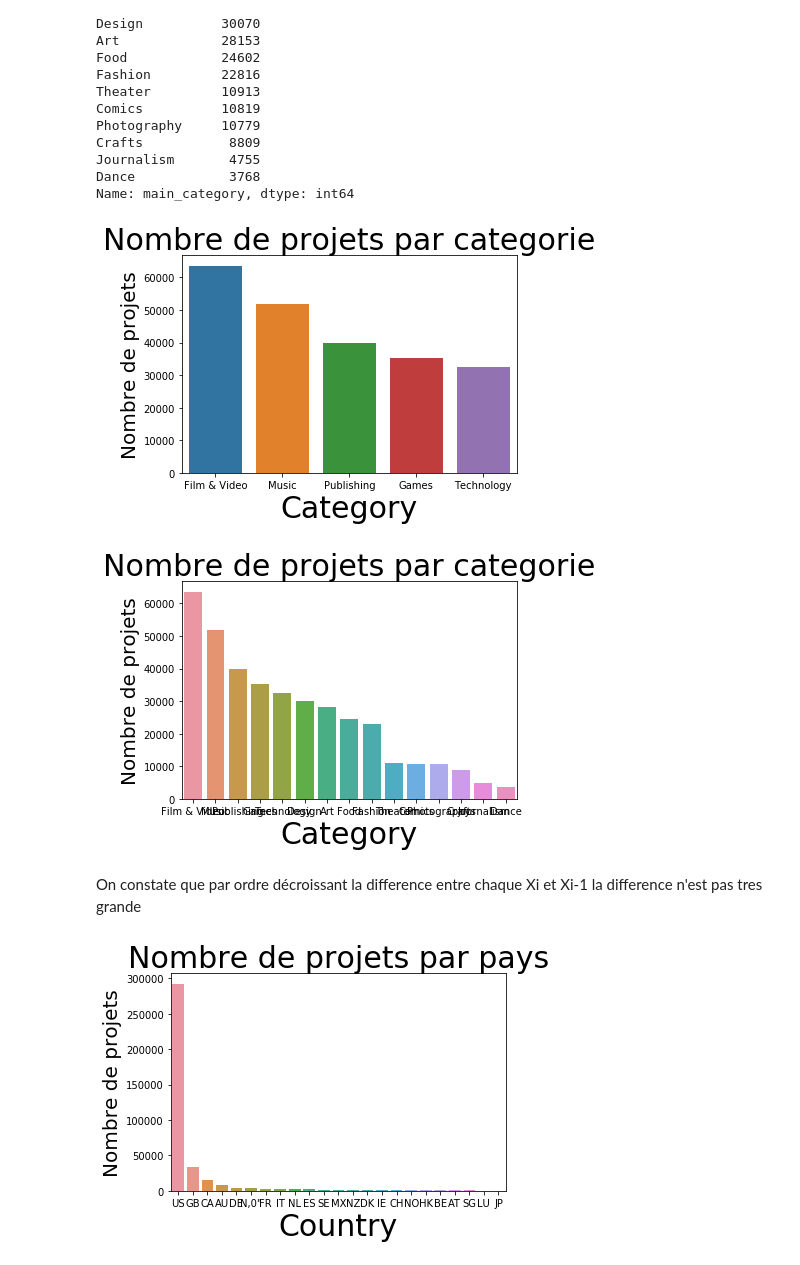
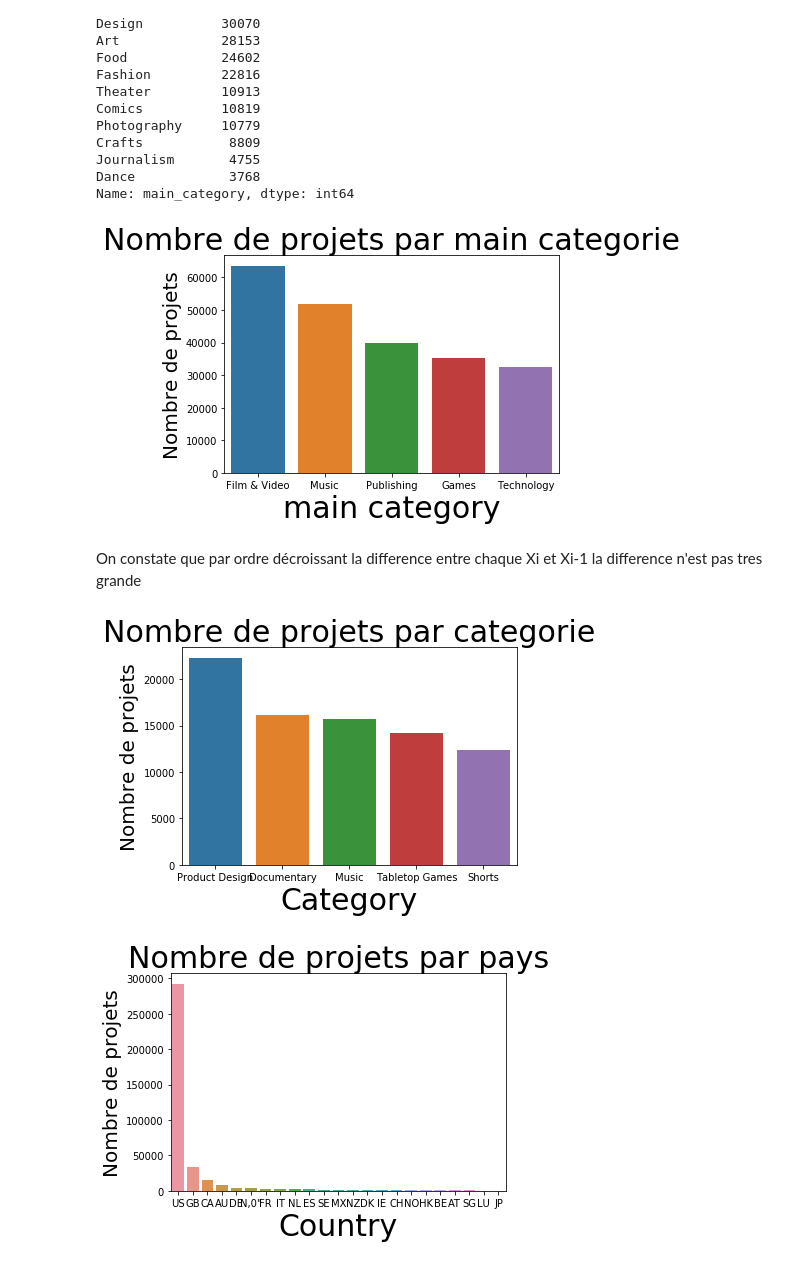
Before and after one commit to TaySai/EDA2018, a Jupyter notebook: kickstarter_projects.ipynb, the cells around one changed output. Drawn from its saved outputs; the diff is of its cells as text; code cells hidden in the pictures.

```diff
--- a/kickstarter_projects.ipynb
+++ b/kickstarter_projects.ipynb
@@ -174,21 +198,22 @@ Dance            3768
 Name: main_category, dtype: int64
 # %%
 bar_main_category_head = sns.countplot('main_category', data=df, order=df['main_category'].value_counts().iloc[:5].index)
-bar_main_category_head.axes.set_title('Nombre de projets par categorie',fontsize=30)
-bar_main_category_head.set_xlabel("Category",fontsize=30)
+bar_main_category_head.axes.set_title('Nombre de projets par main categorie',fontsize=30)
+bar_main_category_head.set_xlabel("main category",fontsize=30)
 bar_main_category_head.set_ylabel("Nombre de projets",fontsize=20)
 plt.show()
-
-bar_main_category = sns.countplot('main_category', data=df, order=df['main_category'].value_counts().index)
-bar_main_category.axes.set_title('Nombre de projets par categorie',fontsize=30)
-bar_main_category.set_xlabel("Category",fontsize=30)
-bar_main_category.set_ylabel("Nombre de projets",fontsize=20)
-plt.show()
 # %% [output]
-[figure, old version]
+[figure, new version]
-[figure, removed]
 # %% [markdown]
 On constate que par ordre décroissant la difference entre chaque Xi et Xi-1 la difference n'est pas tres grande
+# %%
+bar_main_category = sns.countplot('category', data=df, order=df['category'].value_counts().iloc[:5].index)
+bar_main_category.axes.set_title('Nombre de projets par categorie',fontsize=30)
+bar_main_category.set_xlabel("Category",fontsize=30)
+bar_main_category.set_ylabel("Nombre de projets",fontsize=20)
+plt.show()
+# %% [output]
+[figure, added]
 # %%
 bar_country = sns.countplot('country', data=df, order=df['country'].value_counts().index)
 bar_country.axes.set_title('Nombre de projets par pays',fontsize=30)
```
Also changed, not shown: parts of 47 cells of this notebook.
